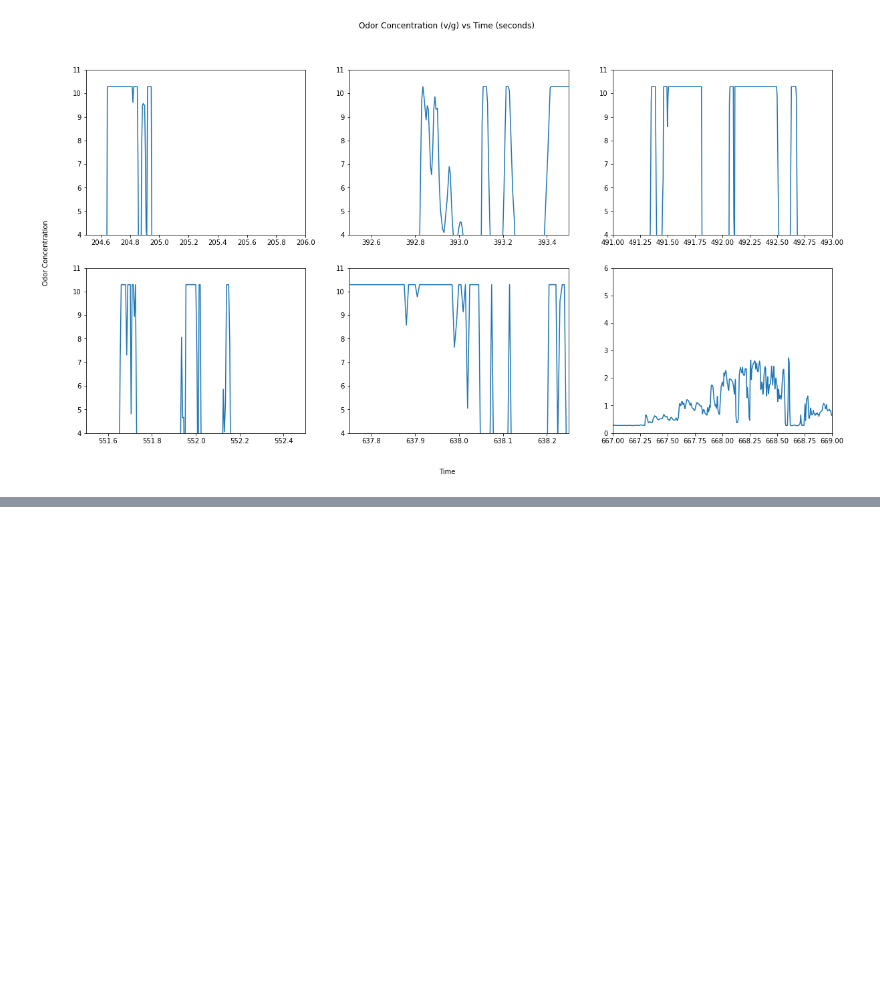
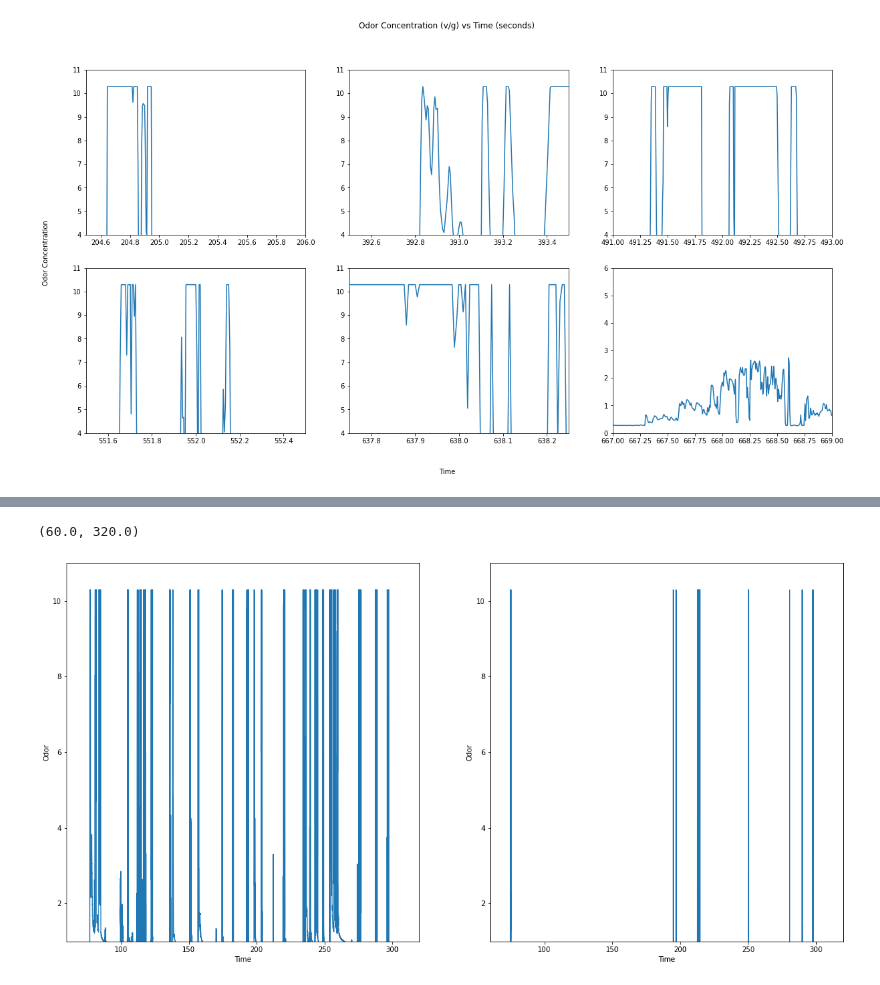
Before and after one commit to arunavanag591/odor_analysis, a Jupyter notebook: data_exploration/odor_analysis.ipynb, the cells around one changed output, grey strips where cells are left out. Saved outputs shown, nothing was run; the diff lists cells and outputs as text; code cells hidden in the pictures; blank space fills up the shorter version.

Commit message:
October Odor Visual01

```diff
--- a/data_exploration/odor_analysis.ipynb
+++ b/data_exploration/odor_analysis.ipynb
@@ -153,0 +156,11 @@ Text(0.08, 0.5, 'Odor Concentration')
+# %%
+HighGainOdor = '/home/flybot/data/dataOctober/run1/October_0_odor.hdf5'
+LowGainOdor = '/home/flybot/data/dataOctober/run2/October_3_odor.hdf5'
+hgo = hp.uncooperative_hdf5(HighGainOdor)
+lgo = hp.uncooperative_hdf5(LowGainOdor)
+
+start_time_hgo=hgo.t[0]
+start_time_lgo=lgo.t[0]
+hgo.t=hgo.t-start_time_hgo
+lgo.t=lgo.t-start_time_lgo
+lgo
@@ -153,0 +187,18 @@ Text(0.08, 0.5, 'Odor Concentration')
+# %%
+fig, (ax_hgo, ax_lgo) = plt.subplots(1,2,figsize=(20,10))
+
+ax_hgo.plot(hgo.t, hgo.data)
+ax_hgo.set_xlabel('Time')
+ax_hgo.set_ylabel('Odor')
+ax_hgo.set_ylim(1,11)
+ax_hgo.set_xlim(60,320)
+
+ax_lgo.plot(lgo.t, lgo.data)
+ax_lgo.set_xlabel('Time')
+ax_lgo.set_ylabel('Odor')
+ax_lgo.set_ylim(1,11)
+ax_lgo.set_xlim(60,320)
+#hp.plot_color(axis)
+# %% [output]
+(60.0, 320.0)
+[figure, added]
```
Also changed, not shown: parts of 2 cells of this notebook, 1 other file.
